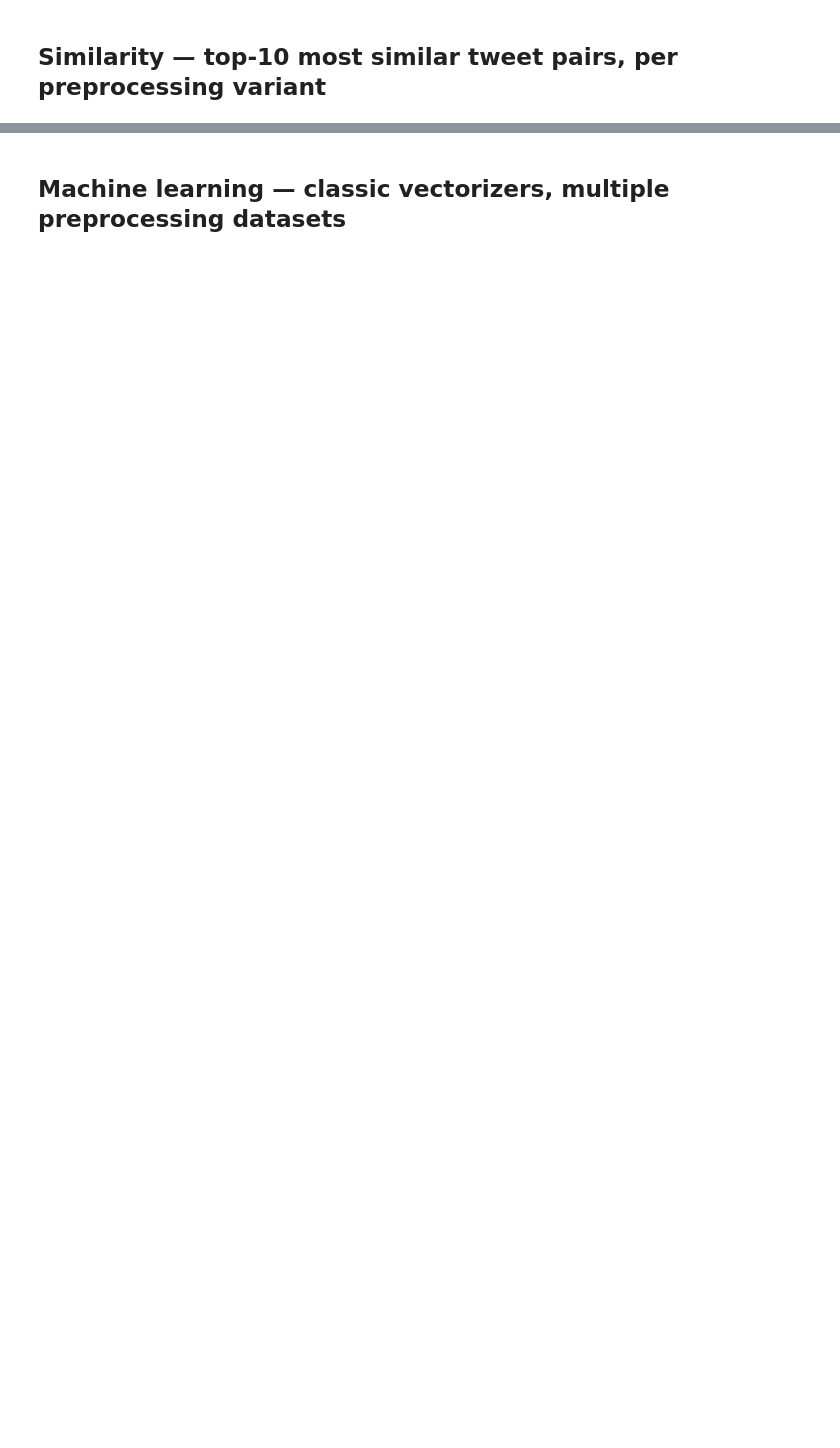
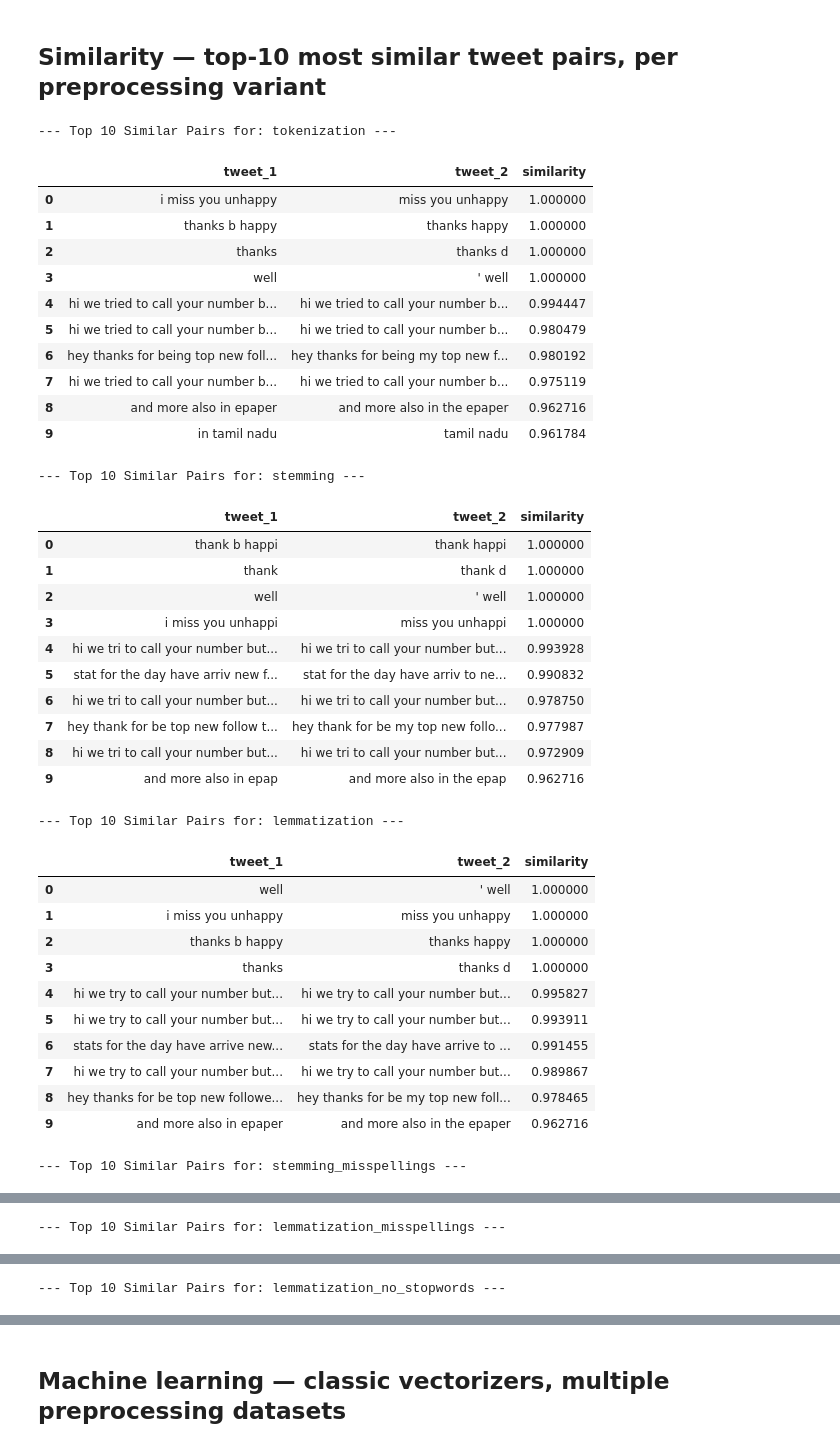
Before and after one commit to hassanlakhal/tweets, a Jupyter notebook: notebook/sentiment_analysis.ipynb, the cells around one changed output, grey strips where cells are left out. Cells and saved outputs as stored; diff of their text form; code cells hidden in the pictures; blank space fills up the shorter version.

```diff
--- a/notebook/sentiment_analysis.ipynb
+++ b/notebook/sentiment_analysis.ipynb
@@ -203,10 +250,13 @@ df_clean['spell_corrected'] = df_clean['clean_tweets'].apply(correct_spelling)
 df_clean['stemmed_misspellings'] = df_clean['spell_corrected'].apply(apply_stemming)
 df_clean['lemmatized_misspellings'] = df_clean['spell_corrected'].apply(apply_lemmatization)
 # %%
-def remove_stopwords(text):
+negation_words = {'no', 'not', 'nor'}
+stop_words_keep_negation = stop_words - negation_words
+
+def remove_stopwords_keep_negation(text):
     tokens = text.split()
-    filtered = [t for t in tokens if t not in stop_words]
-    return ' '.join(filtered)
+    return ' '.join(t for t in tokens if t not in stop_words_keep_negation)
 
-df_clean['lemmatized_no_stopwords'] = df_clean['lemmatized'].apply(remove_stopwords)
+df_clean['lemmatized_no_stopwords'] = df_clean['lemmatized'].apply(remove_stopwords_keep_negation)
+df_clean['bigram_ready'] = df_clean['lemmatized']
 # %%
@@ -231,13 +287,13 @@ vectorizer_table = pd.DataFrame(index=preprocessing_variants.keys(), columns=vec
 for name, series in preprocessing_variants.items():
     ngram_range = (1, 2) if name == 'ngrams_bigram' else (1, 1)
 
-    binary_vec = CountVectorizer(binary=True, ngram_range=ngram_range, min_df=2)
+    binary_vec = CountVectorizer(binary=True, ngram_range=ngram_range)
     X_binary = binary_vec.fit_transform(series)
 
-    count_vec = CountVectorizer(binary=False, ngram_range=ngram_range, min_df=2)
+    count_vec = CountVectorizer(binary=False, ngram_range=ngram_range)
     X_count = count_vec.fit_transform(series)
 
-    tfidf_vec = TfidfVectorizer(ngram_range=ngram_range, min_df=2)
+    tfidf_vec = TfidfVectorizer(ngram_range=ngram_range)
     X_tfidf = tfidf_vec.fit_transform(series)
 
     matrix_table.loc[name, 'binary'] = X_binary
@@ -255,27 +320,73 @@ for name in preprocessing_variants:
 ## Similarity — top-10 most similar tweet pairs, per preprocessing variant
 # %%
 def get_top_similar_pairs(similarity_matrix, texts, top_n=10):
-    upper_triangle = np.triu(similarity_matrix, k=1)
-    flat_indices = np.argsort(upper_triangle, axis=None)[::-1][:top_n]
-    row_indices, col_indices = np.unravel_index(flat_indices, upper_triangle.shape)
+    texts_arr = texts.values
+    n = len(texts_arr)
+
+    iu, ju = np.triu_indices(n, k=1)
+    sims = similarity_matrix[iu, ju]
+
+    same_text = texts_arr[iu] == texts_arr[ju]
+    sims_masked = np.where(same_text, -1, sims)
+
+    top_idx = np.argsort(sims_masked)[::-1][:top_n]
 
     results = []
-    for i, j in zip(row_indices, col_indices):
+    for k in top_idx:
+        i, j = iu[k], ju[k]
         results.append({
-            'tweet_1': texts.iloc[i],
-            'tweet_2': texts.iloc[j],
-            'similarity': upper_triangle[i, j]
+            'tweet_1': texts_arr[i],
+            'tweet_2': texts_arr[j],
+            'similarity': sims_masked[k]
         })
     return pd.DataFrame(results)
 
 all_top_pairs = {}
 
 for name, texts_series in preprocessing_variants.items():
     tfidf = matrix_table.loc[name, 'tfidf']
     tfidf_similarity = cosine_similarity(tfidf)
 
     top10_df = get_top_similar_pairs(tfidf_similarity, texts_series, top_n=10)
     all_top_pairs[name] = top10_df
 
     print(f"--- Top 10 Similar Pairs for: {name} ---")
     display(top10_df)
+# %% [output]
+--- Top 10 Similar Pairs for: tokenization ---
+|  | tweet_1 | tweet_2 | similarity |
+| 0 | i miss you unhappy | miss you unhappy | 1.000000 |
+| 1 | thanks b happy | thanks happy | 1.000000 |
+| 2 | thanks | thanks d | 1.000000 |
+| 3 | well | ' well | 1.000000 |
+| 4 | hi we tried to call your number b... | hi we tried to call your number b... | 0.994447 |
+| 5 | hi we tried to call your number b... | hi we tried to call your number b... | 0.980479 |
+| 6 | hey thanks for being top new foll... | hey thanks for being my top new f... | 0.980192 |
+| 7 | hi we tried to call your number b... | hi we tried to call your number b... | 0.975119 |
+| 8 | and more also in epaper | and more also in the epaper | 0.962716 |
+| 9 | in tamil nadu | tamil nadu | 0.961784 |
+--- Top 10 Similar Pairs for: stemming ---
+|  | tweet_1 | tweet_2 | similarity |
+| 0 | thank b happi | thank happi | 1.000000 |
+| 1 | thank | thank d | 1.000000 |
+| 2 | well | ' well | 1.000000 |
+| 3 | i miss you unhappi | miss you unhappi | 1.000000 |
+| 4 | hi we tri to call your number but... | hi we tri to call your number but... | 0.993928 |
+| 5 | stat for the day have arriv new f... | stat for the day have arriv to ne... | 0.990832 |
+| 6 | hi we tri to call your number but... | hi we tri to call your number but... | 0.978750 |
+| 7 | hey thank for be top new follow t... | hey thank for be my top new follo... | 0.977987 |
+| 8 | hi we tri to call your number but... | hi we tri to call your number but... | 0.972909 |
+| 9 | and more also in epap | and more also in the epap | 0.962716 |
+--- Top 10 Similar Pairs for: lemmatization ---
+|  | tweet_1 | tweet_2 | similarity |
+| 0 | well | ' well | 1.000000 |
+| 1 | i miss you unhappy | miss you unhappy | 1.000000 |
+| 2 | thanks b happy | thanks happy | 1.000000 |
+| 3 | thanks | thanks d | 1.000000 |
+| 4 | hi we try to call your number but... | hi we try to call your number but... | 0.995827 |
+| 5 | hi we try to call your number but... | hi we try to call your number but... | 0.993911 |
+| 6 | stats for the day have arrive new... | stats for the day have arrive to ... | 0.991455 |
+| 7 | hi we try to call your number but... | hi we try to call your number but... | 0.989867 |
+| 8 | hey thanks for be top new followe... | hey thanks for be my top new foll... | 0.978465 |
+| 9 | and more also in epaper | and more also in the epaper | 0.962716 |
+--- Top 10 Similar Pairs for: stemming_misspellings ---
@@ -281,0 +404 @@ for name, texts_series in preprocessing_variants.items():
+--- Top 10 Similar Pairs for: lemmatization_misspellings ---
@@ -281,0 +416 @@ for name, texts_series in preprocessing_variants.items():
+--- Top 10 Similar Pairs for: lemmatization_no_stopwords ---
```
Also changed, not shown: parts of 19 cells of this notebook, 1 other file.
